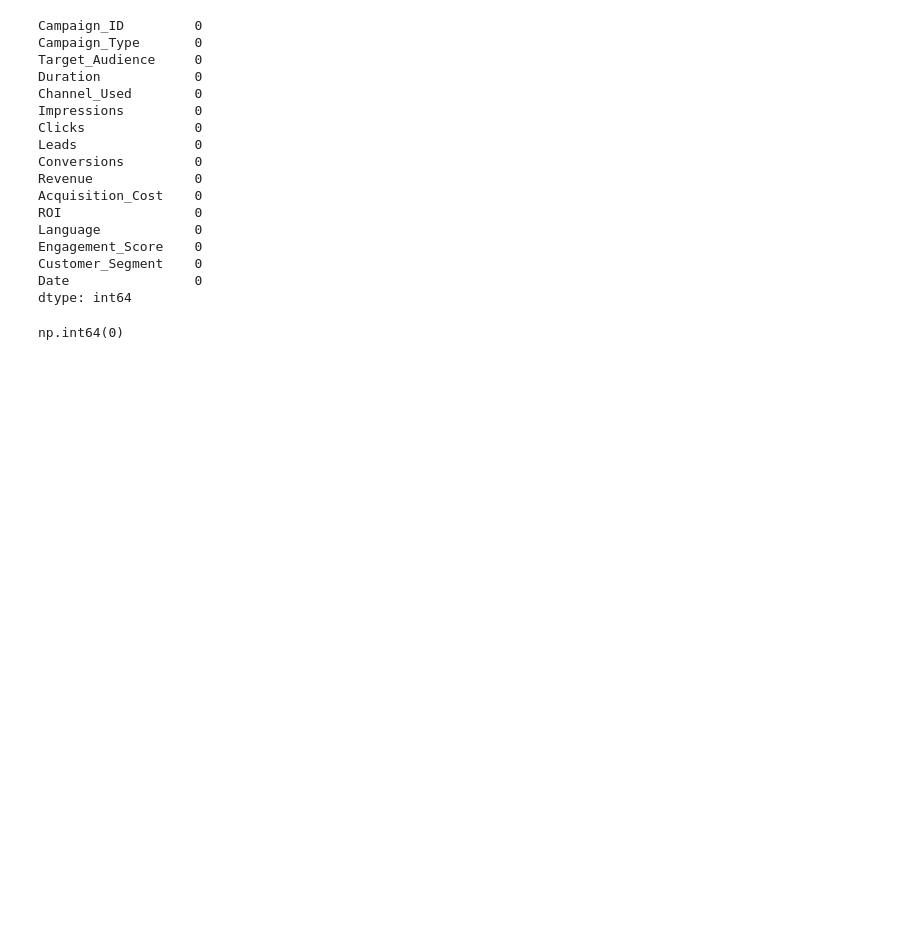
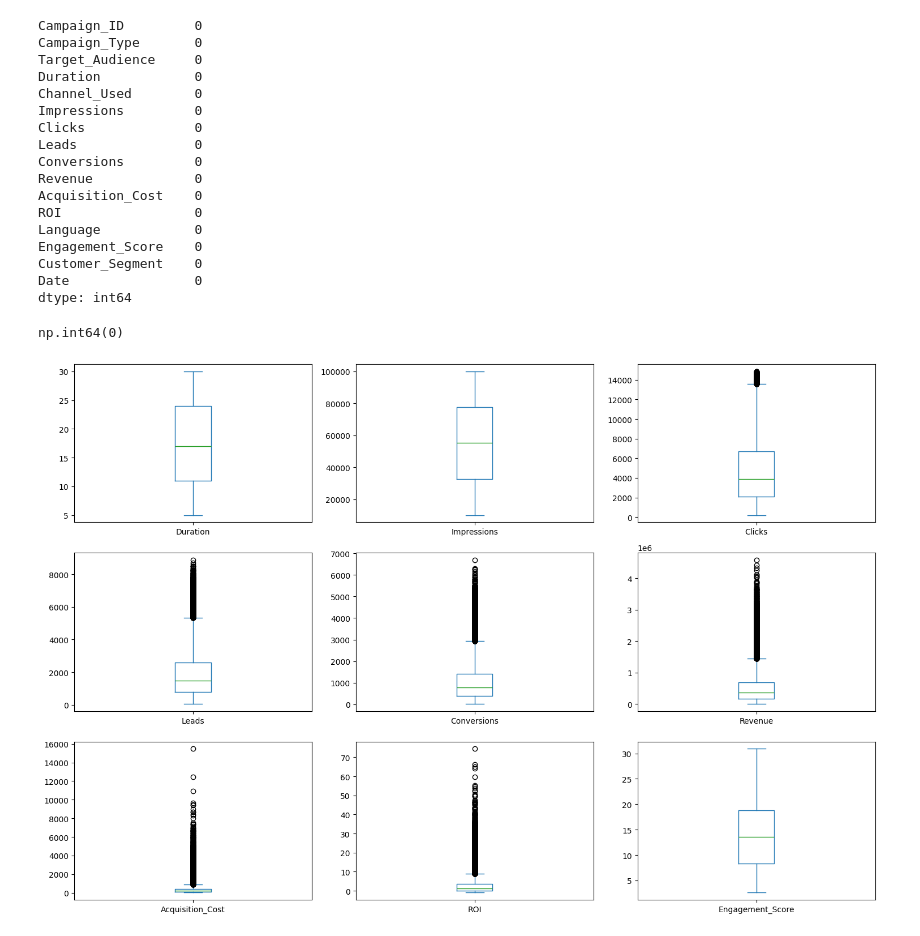
Before and after one commit to Padhanaya/apex-project2, a Jupyter notebook: apex_trim2.ipynb, the cells around one changed output. Cells and saved outputs as stored; diff of their text form; code cells hidden in the pictures; blank space fills up the shorter version.

```diff
--- a/apex_trim2.ipynb
+++ b/apex_trim2.ipynb
@@ -158,3 +158,10 @@ dtype: int64
 df.duplicated().sum()
 # %% [output]
 np.int64(0)
+# %%
+# Checking Outliers in the numerical features using boxplot.
+numerical_features = df.select_dtypes(include = [np.number]).columns
+df[numerical_features].plot(kind = "box", subplots = True, layout = (3,3), figsize = (15,10))
+plt.tight_layout()
+# %% [output]
+[figure, added]
```
